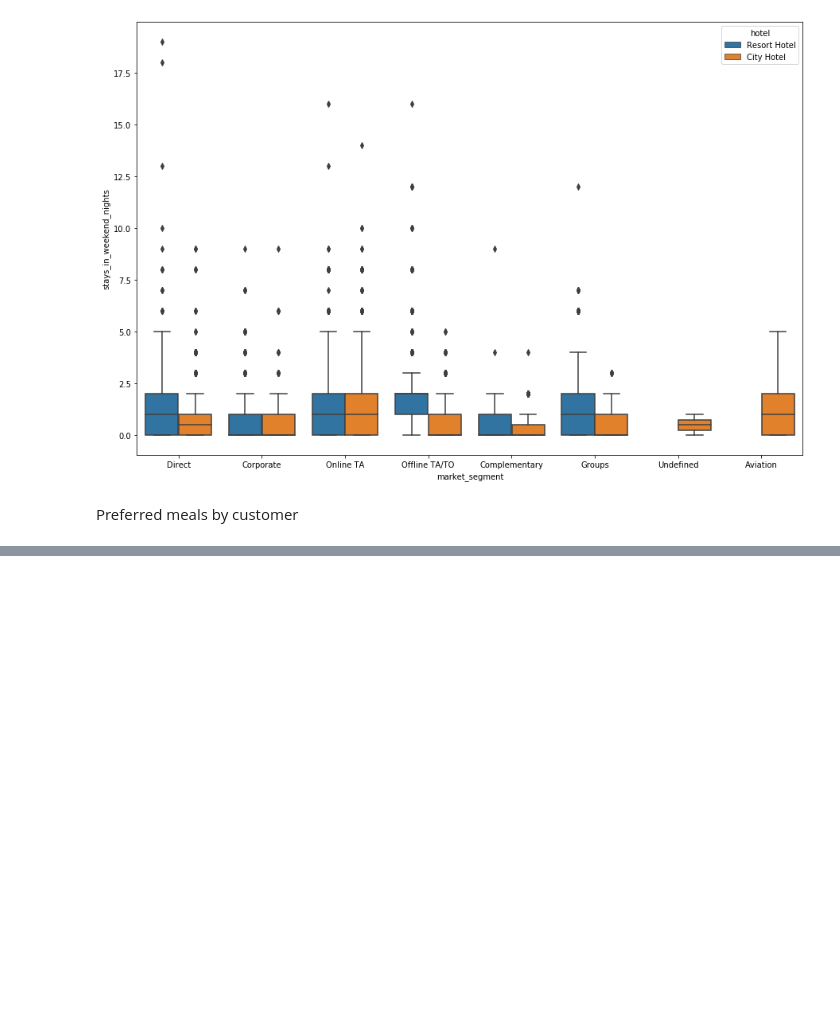
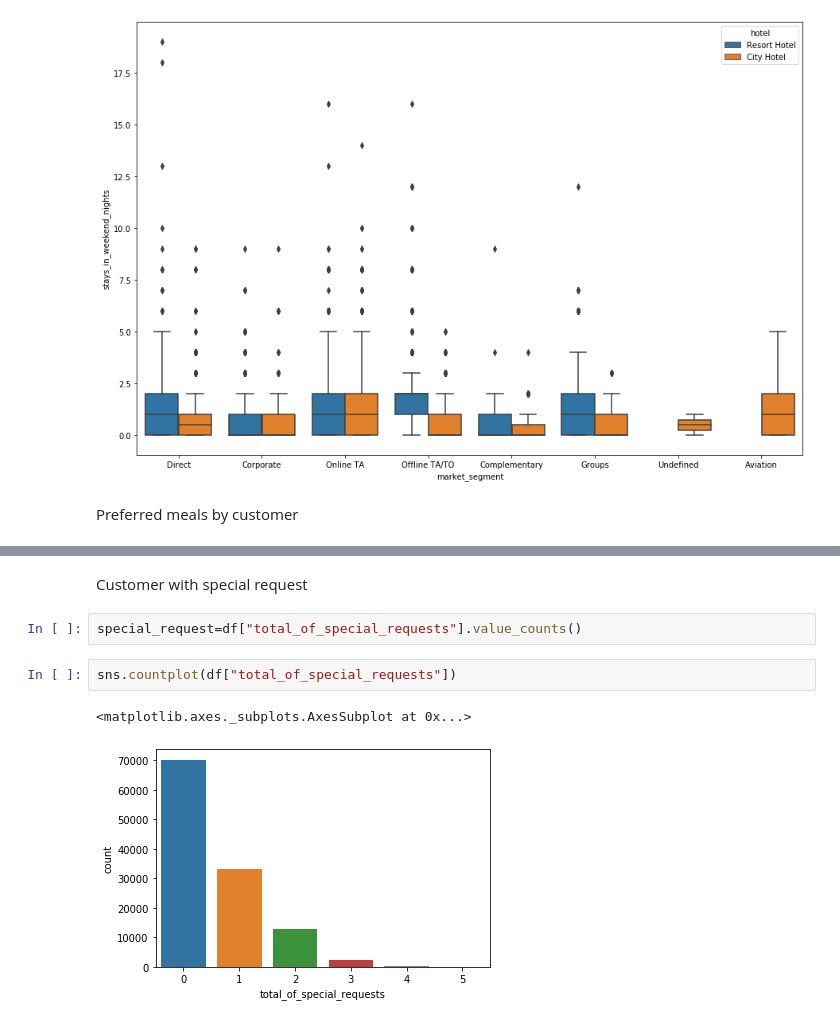
Before and after one commit to akaul98/hotel-booking, a Jupyter notebook: source.ipynb, the cells around one changed output, grey strips where cells are left out. Saved outputs shown, nothing was run; the diff lists cells and outputs as text; blank space fills up the shorter version.

```diff
--- a/source.ipynb
+++ b/source.ipynb
@@ -182,3 +183,12 @@ px.pie(df,names=df["meal"].value_counts().index,values=df["meal"].value_counts()
 #px.pie(data,names=data['meal'].value_counts().index,values=data['meal'].value_counts().values,hole=0.5)
 # %% [output]
 [interactive output not drawn]
+# %% [markdown]
+Customer with special request
+# %%
+special_request=df["total_of_special_requests"].value_counts()
+# %%
+sns.countplot(df["total_of_special_requests"])
+# %% [output]
+<matplotlib.axes._subplots.AxesSubplot at 0x...>
+[figure, added]
```
Also changed, not shown: parts of 5 cells of this notebook.
